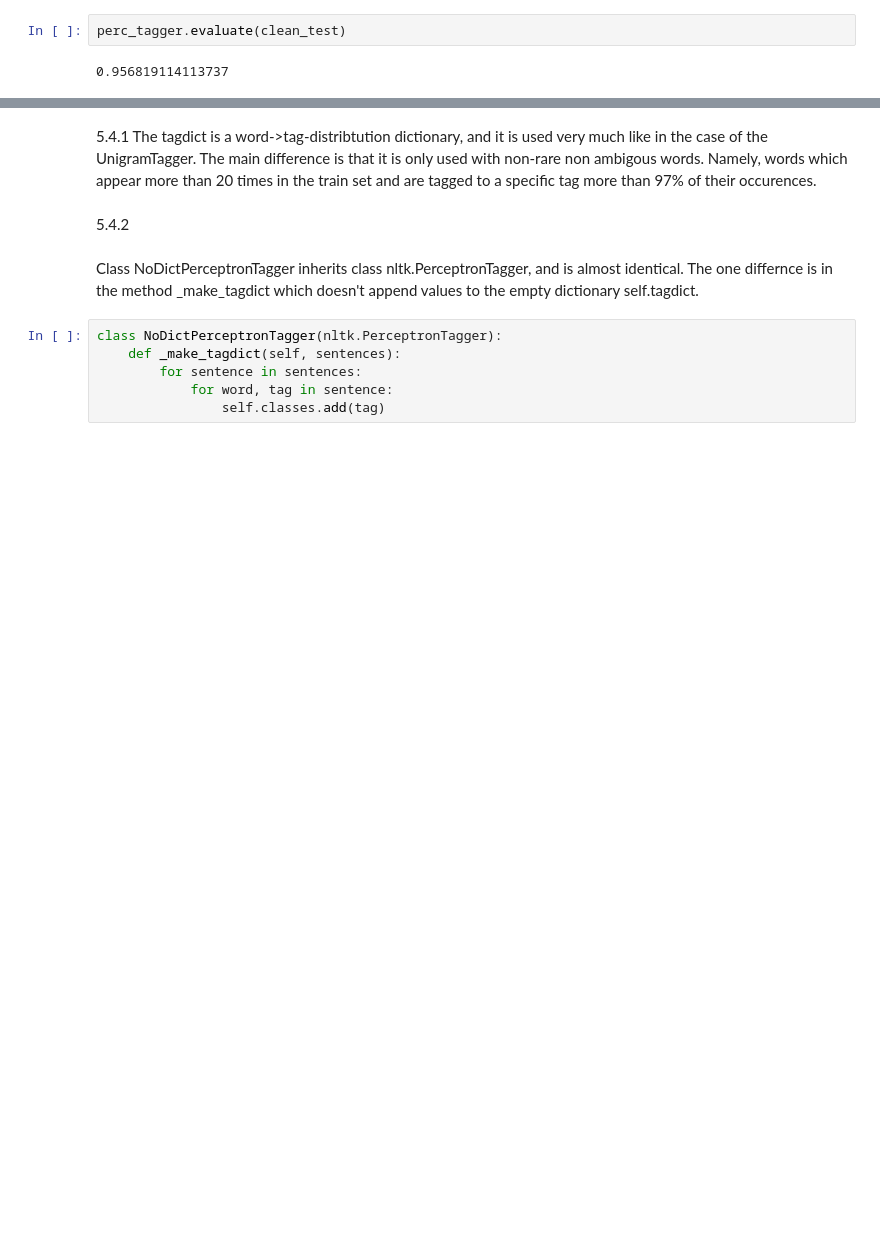
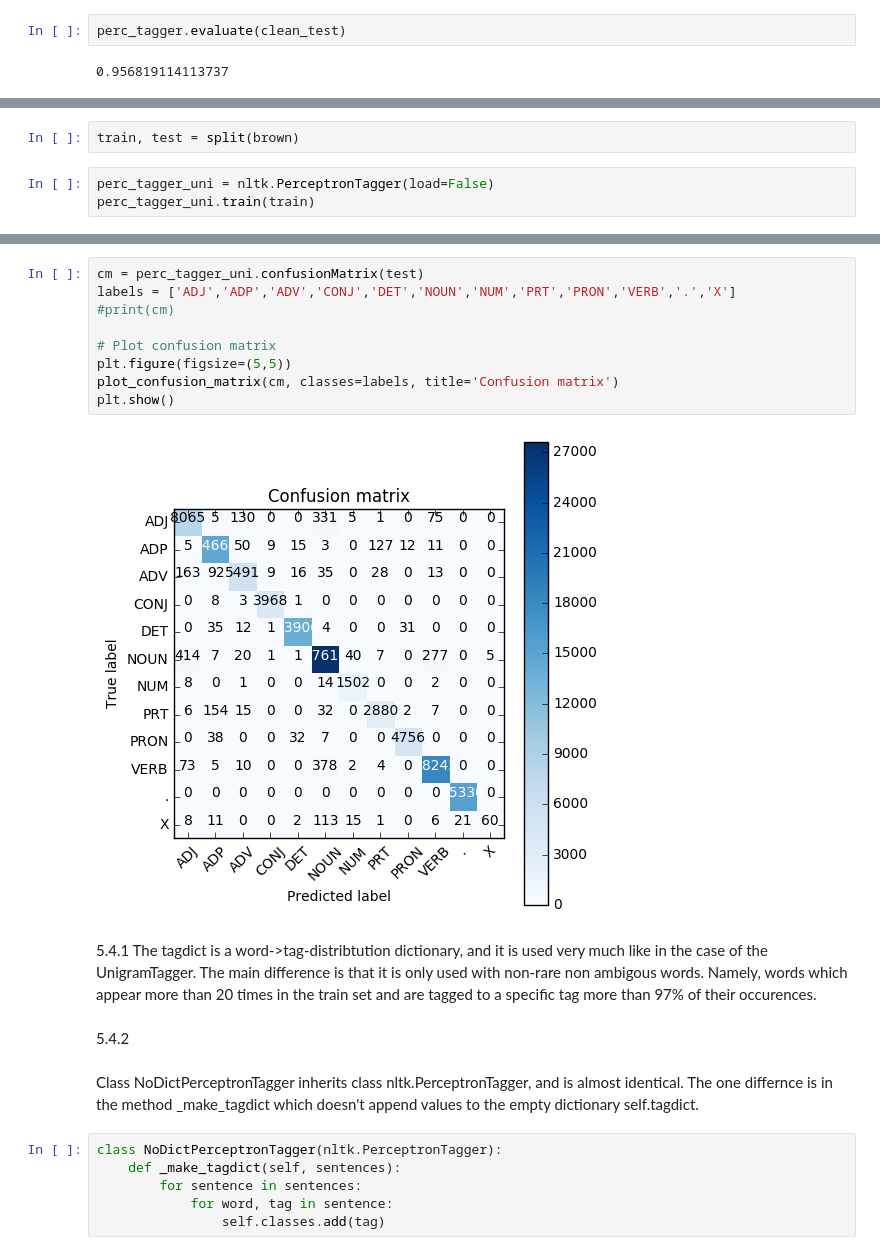
Before and after one commit to asnatm/nlpc, a Jupyter notebook: HW1.ipynb, the cells around one changed output, grey strips where cells are left out. Cells and saved outputs as stored; diff of their text form; blank space fills up the shorter version.

```diff
--- a/HW1.ipynb
+++ b/HW1.ipynb
@@ -804,0 +812,5 @@ perc_tagger.evaluate(clean_test)
+# %%
+train, test = split(brown)
+# %%
+perc_tagger_uni = nltk.PerceptronTagger(load=False)
+perc_tagger_uni.train(train)
@@ -805,3 +873,14 @@ perc_tagger.evaluate(clean_test)
+# %%
+cm = perc_tagger_uni.confusionMatrix(test)
+labels = ['ADJ','ADP','ADV','CONJ','DET','NOUN','NUM','PRT','PRON','VERB','.','X']
+#print(cm)
+
+# Plot confusion matrix
+plt.figure(figsize=(5,5))
+plot_confusion_matrix(cm, classes=labels, title='Confusion matrix')
+plt.show()
+# %% [output]
+[figure, added]
 # %% [markdown]
 5.4.1
 The tagdict is a word->tag-distribtution dictionary, and it is used very much like in the case of the UnigramTagger. The main difference is that it is only used with non-rare non ambigous words. Namely, words which appear more than 20 times in the train set and are tagged to a specific tag more than 97% of their occurences.
```
Also changed, not shown: parts of 12 cells of this notebook.
